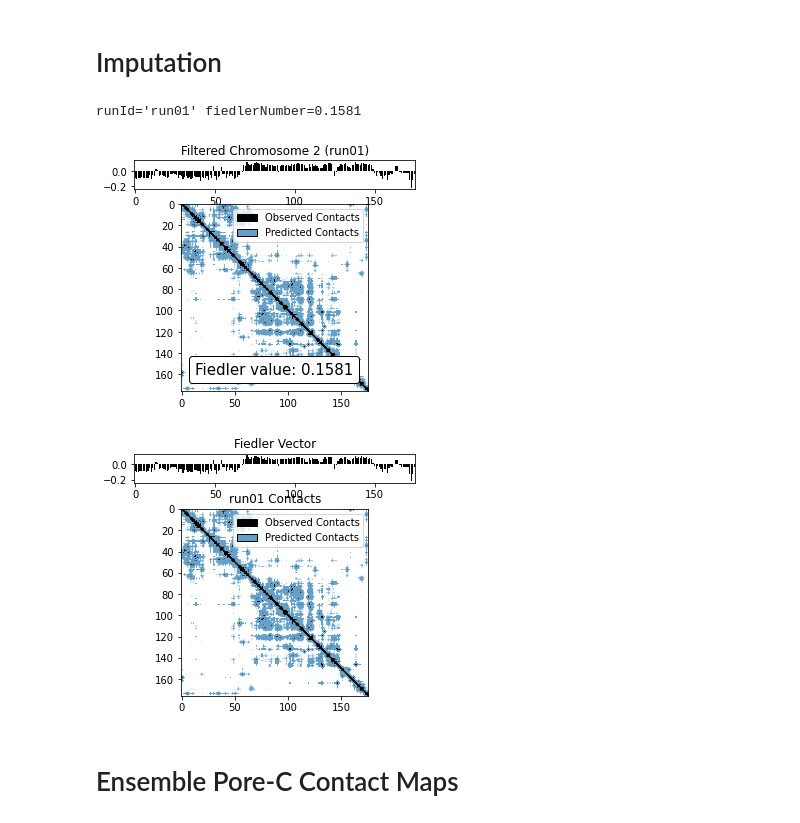
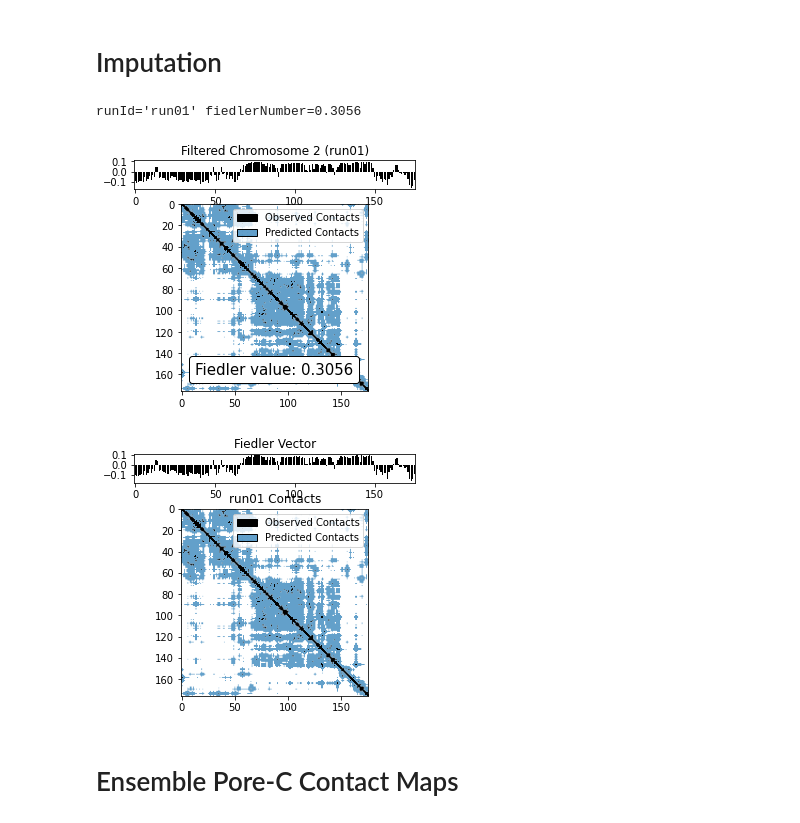
Before and after one commit to CooperStansbury/scPoreC-analysis, a Jupyter notebook: notebooks/fullyConnectLaplacian1mb-Copy1.ipynb, the cells around one changed output. Drawn from its saved outputs; the diff is of its cells as text; code cells hidden in the pictures.

```diff
--- a/notebooks/fullyConnectLaplacian1mb-Copy1.ipynb
+++ b/notebooks/fullyConnectLaplacian1mb-Copy1.ipynb
@@ -334,7 +334,7 @@ for runId, A in matricesCh2.items():
 # %% [markdown]
 # Imputation
 # %%
-tau = 0.5
+tau = 0.45
 
 for runId, A in matricesCh2.items():
 #     # normalize by diagonal
@@ -370,35 +370,35 @@ for runId, A in matricesCh2.items():
 
     cmap1 = matplotlib.colors.LinearSegmentedColormap.from_list('cmap1',[c_white, c_black], 512)
     cmap2 = matplotlib.colors.LinearSegmentedColormap.from_list('cmap2',[c_white, c_C0], 512)
 
     fig = plt.figure()
 
     ax1 = fig.add_axes(hicPlotSize)
     ax1.imshow(Ahat, cmap=cmap2)
     ax1.imshow(A, cmap=cmap1)
 
 
     at = AnchoredText(
         f"Fiedler value: {fiedlerNumber:.4f}", prop=dict(size=15), frameon=True, loc='lower left')
     at.patch.set_boxstyle("round,pad=0.,rounding_size=0.2")
     ax1.add_artist(at)
 
 
     legend_elements = [Patch(facecolor='k', edgecolor='k', label='Observed Contacts'),
                        Patch(facecolor=c_C0, edgecolor='k', label='Predicted Contacts'),]
 
     ax1.legend(handles=legend_elements)
 
     ax2 = fig.add_axes(barPlotSize, sharex=ax1)
     ax2.bar(range(len(fiedlerVector)), fiedlerVector, color='k')
 
     ax2.set_title(f'Filtered Chromosome 2 ({runId})')
 
     plt.show()
     break
 # %% [output]
-runId='run01' fiedlerNumber=0.1581
+runId='run01' fiedlerNumber=0.3056
-[figure, old version]
+[figure, new version]
 # %%
 for runId, A in matricesCh2.items():
 
@@ -442,7 +442,7 @@ for runId, A in matricesCh2.items():
 
     break
 # %% [output]
-[figure, old version]
+[figure, new version]
 # %%
 # break
 # %% [markdown]
```
Also changed, not shown: parts of 10 cells of this notebook, 5 other files.
